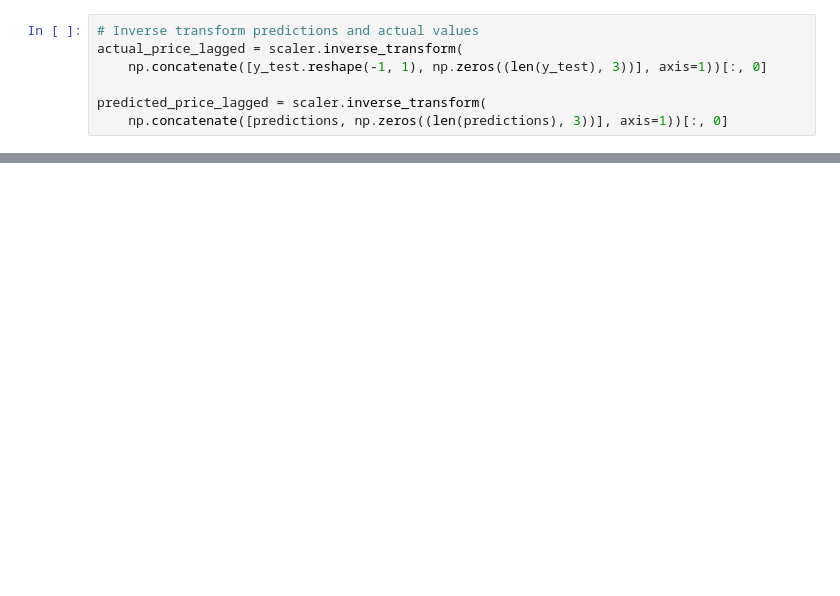
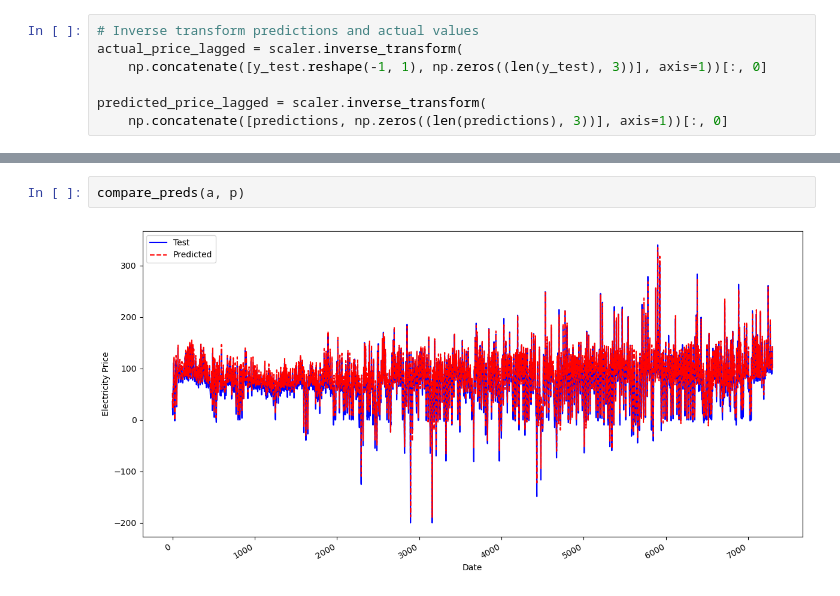
Before and after one commit to Celqaz/dutch_electricity_price_prediction, a Jupyter notebook: notebooks/model_baseline.ipynb, the cells around one changed output, grey strips where cells are left out. Drawn from its saved outputs; the diff is of its cells as text; blank space fills up the shorter version.

```diff
--- a/notebooks/model_baseline.ipynb
+++ b/notebooks/model_baseline.ipynb
@@ -443,0 +492,4 @@ Symmetric Mean Absolute Percentage Error (sMAPE): 26.57
+# %%
+compare_preds(a, p)
+# %% [output]
+[figure, added]
```
Also changed, not shown: parts of 27 cells of this notebook, 15 other files.
